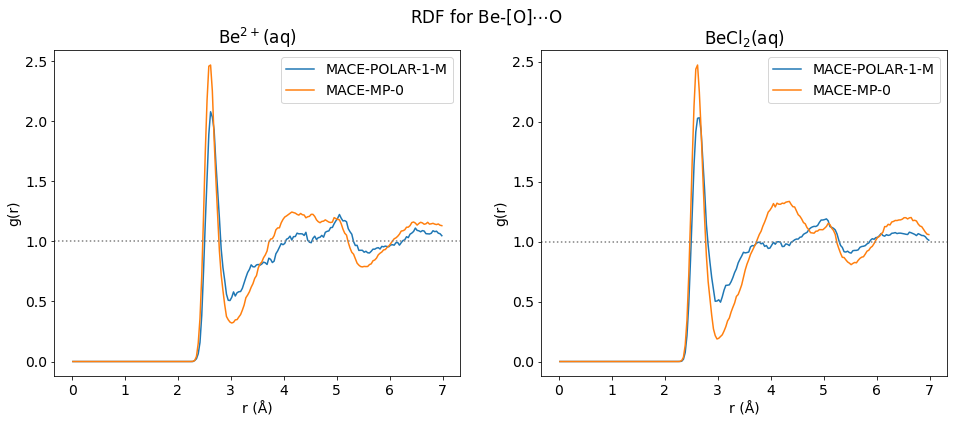
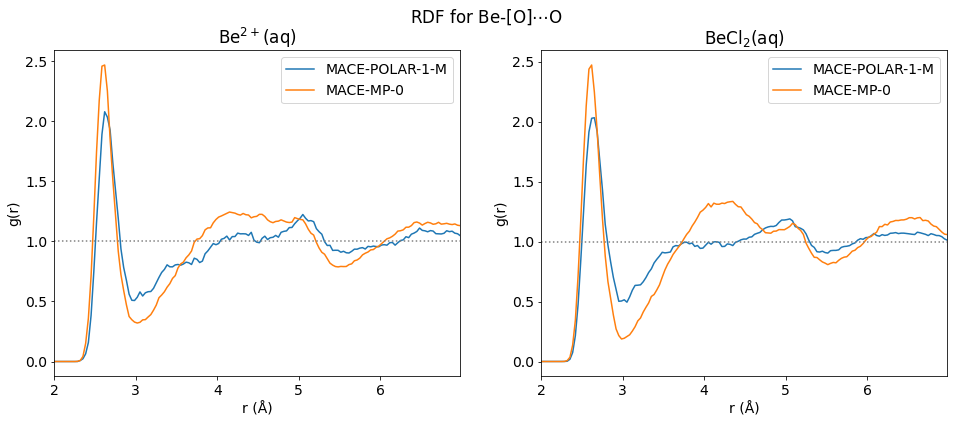
Code edit (unified diff) that turned the first committed figure into the second:
--- before
+++ after
@@ -6,4 +6,6 @@
     axs[i].set_xlabel('r (Å)')
     axs[i].set_ylabel('g(r)')
+    axs[i].set_xlim(2, max(r))
+
 
     axs[i].plot(r, POLAR_OO_rdf_data[key]['  g(r)'], label='MACE-POLAR-1-M')

Commit: Added RDFs for Be-Cl.